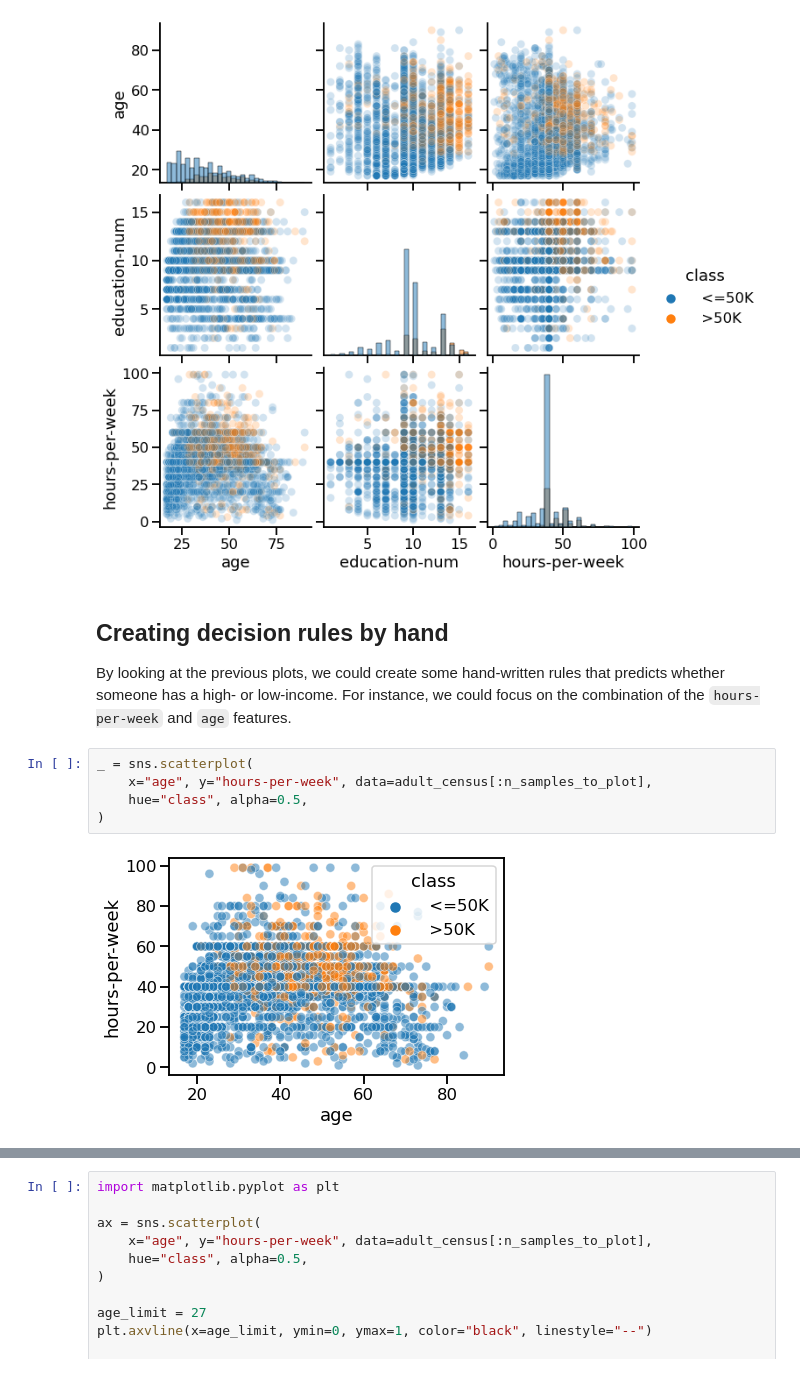
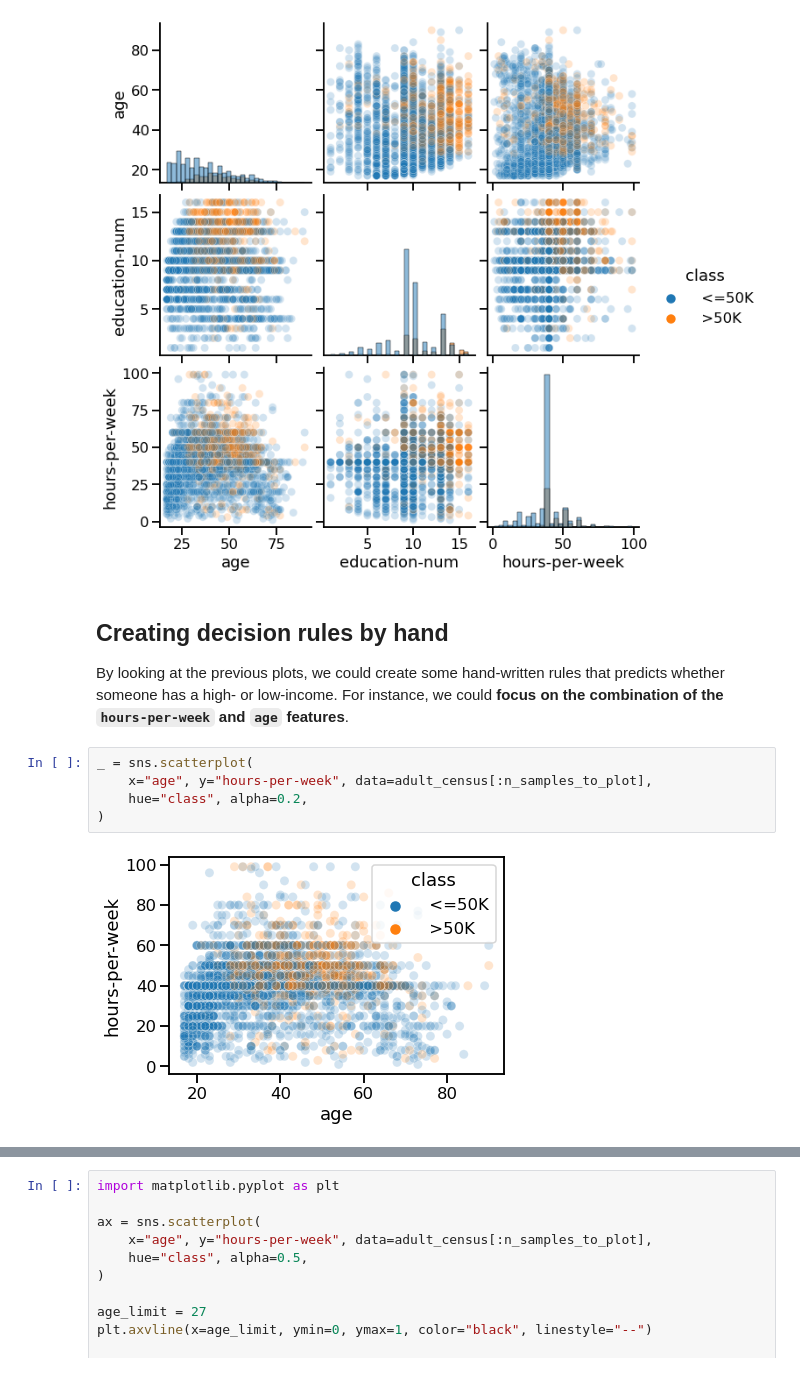
Before and after one commit to szalmaf/Machine-Learning-in-Python-with-scikit-learn, a Jupyter notebook: 0101_Tabular_data_exploration.ipynb, the cells around one changed output, grey strips where cells are left out. Saved outputs shown, nothing was run; the diff lists cells and outputs as text.

```diff
--- a/0101_Tabular_data_exploration.ipynb
+++ b/0101_Tabular_data_exploration.ipynb
@@ -267,13 +266,13 @@ _ = sns.pairplot(data=adult_census[:n_samples_to_plot], vars=columns,
 
 By looking at the previous plots, we could create some hand-written rules
 that predicts whether someone has a high- or low-income. For instance, we
-could focus on the combination of the `hours-per-week` and `age` features.
+could **focus on the combination of the `hours-per-week` and `age` features**.
 # %%
 _ = sns.scatterplot(
     x="age", y="hours-per-week", data=adult_census[:n_samples_to_plot],
-    hue="class", alpha=0.5,
+    hue="class", alpha=0.2,
 )
 # %% [output]
-[figure, old version]
+[figure, new version]
 # %% [markdown]
 The data points (circles) show the distribution of `hours-per-week` and `age`
```
Also changed, not shown: parts of 14 cells of this notebook.
